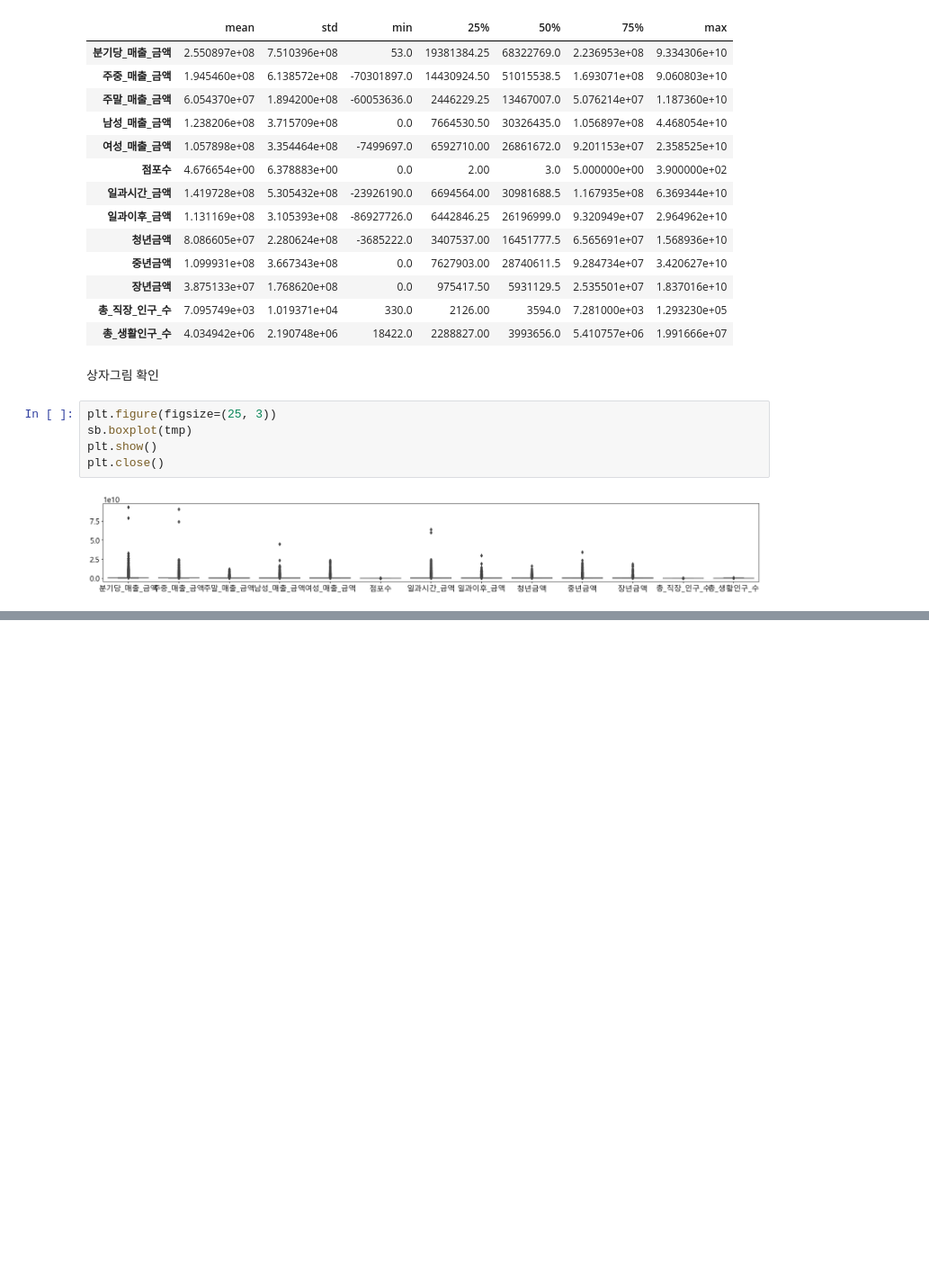
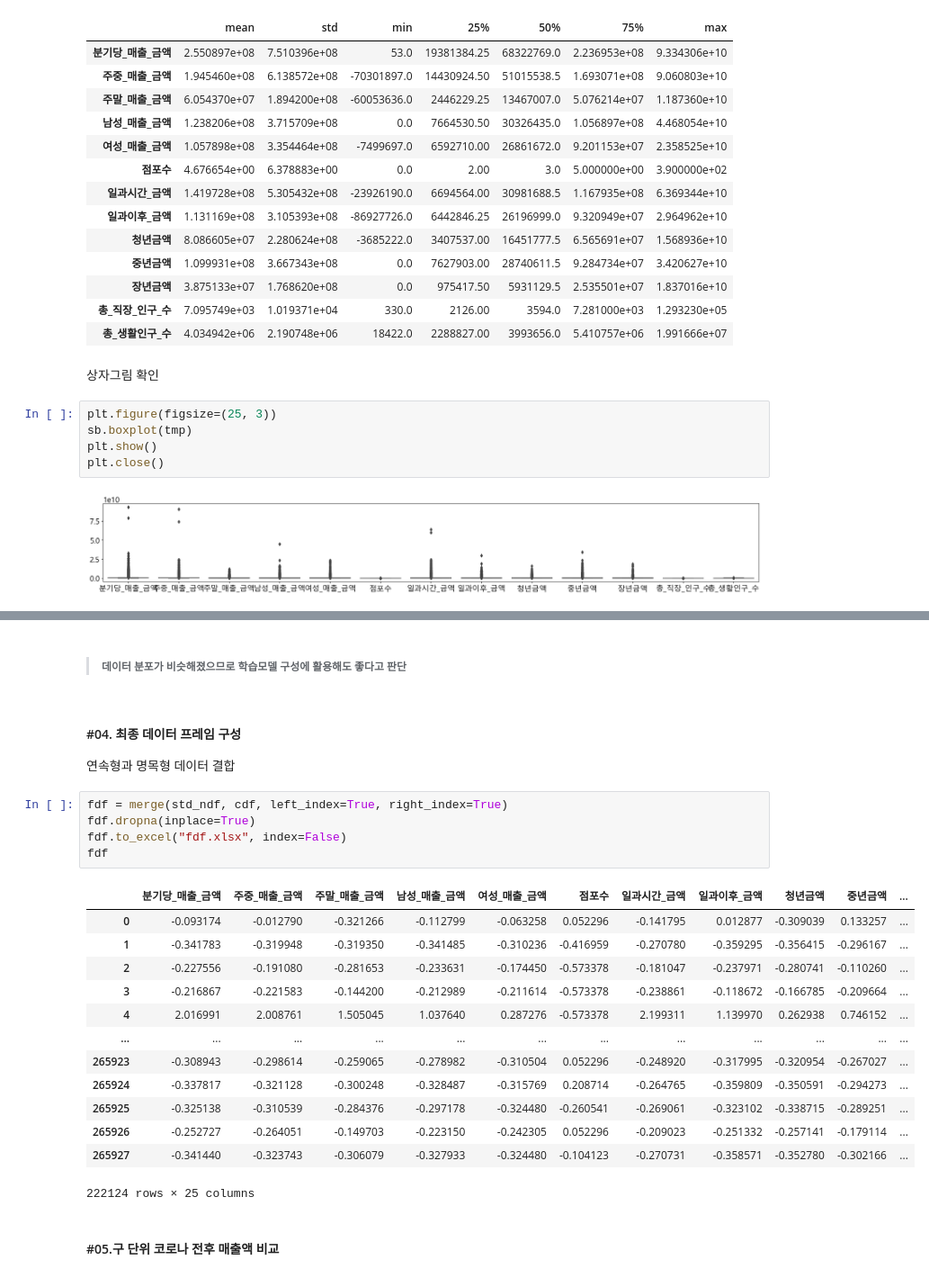
Before and after one commit to jihun5/it_jupyter, a Jupyter notebook: 번외편/CDA.ipynb, the cells around one changed output, grey strips where cells are left out. Shown at 90% size. Cells and saved outputs as stored; diff of their text form; blank space fills up the shorter version.

```diff
--- a/번외편/CDA.ipynb
+++ b/번외편/CDA.ipynb
@@ -169,0 +299,27 @@ plt.close()
+# %% [markdown]
+> ###### 데이터 분포가 비슷해졌으므로 학습모델 구성에 활용해도 좋다고 판단
+# %% [markdown]
+#### #04. 최종 데이터 프레임 구성
+
+연속형과 명목형 데이터 결합
+# %%
+fdf = merge(std_ndf, cdf, left_index=True, right_index=True)
+fdf.dropna(inplace=True)
+fdf.to_excel("fdf.xlsx", index=False)
+fdf
+# %% [output]
+|  | 분기당_매출_금액 | 주중_매출_금액 | 주말_매출_금액 | 남성_매출_금액 | 여성_매출_금액 | 점포수 | 일과시간_금액 | 일과이후_금액 | 청년금액 | 중년금액 | ... |
+| 0 | -0.093174 | -0.012790 | -0.321266 | -0.112799 | -0.063258 | 0.052296 | -0.141795 | 0.012877 | -0.309039 | 0.133257 | ... |
+| 1 | -0.341783 | -0.319948 | -0.319350 | -0.341485 | -0.310236 | -0.416959 | -0.270780 | -0.359295 | -0.356415 | -0.296167 | ... |
+| 2 | -0.227556 | -0.191080 | -0.281653 | -0.233631 | -0.174450 | -0.573378 | -0.181047 | -0.237971 | -0.280741 | -0.110260 | ... |
+| 3 | -0.216867 | -0.221583 | -0.144200 | -0.212989 | -0.211614 | -0.573378 | -0.238861 | -0.118672 | -0.166785 | -0.209664 | ... |
+| 4 | 2.016991 | 2.008761 | 1.505045 | 1.037640 | 0.287276 | -0.573378 | 2.199311 | 1.139970 | 0.262938 | 0.746152 | ... |
+| ... | ... | ... | ... | ... | ... | ... | ... | ... | ... | ... | ... |
+| 265923 | -0.308943 | -0.298614 | -0.259065 | -0.278982 | -0.310504 | 0.052296 | -0.248920 | -0.317995 | -0.320954 | -0.267027 | ... |
+| 265924 | -0.337817 | -0.321128 | -0.300248 | -0.328487 | -0.315769 | 0.208714 | -0.264765 | -0.359809 | -0.350591 | -0.294273 | ... |
+| 265925 | -0.325138 | -0.310539 | -0.284376 | -0.297178 | -0.324480 | -0.260541 | -0.269061 | -0.323102 | -0.338715 | -0.289251 | ... |
+| 265926 | -0.252727 | -0.264051 | -0.149703 | -0.223150 | -0.242305 | 0.052296 | -0.209023 | -0.251332 | -0.257141 | -0.179114 | ... |
+| 265927 | -0.341440 | -0.323743 | -0.306079 | -0.327933 | -0.324480 | -0.104123 | -0.270731 | -0.358571 | -0.352780 | -0.302166 | ... |
+222124 rows × 25 columns
+# %% [markdown]
+#### #05.구 단위 코로나 전후 매출액 비교
```
Also changed, not shown: parts of 23 cells of this notebook.
